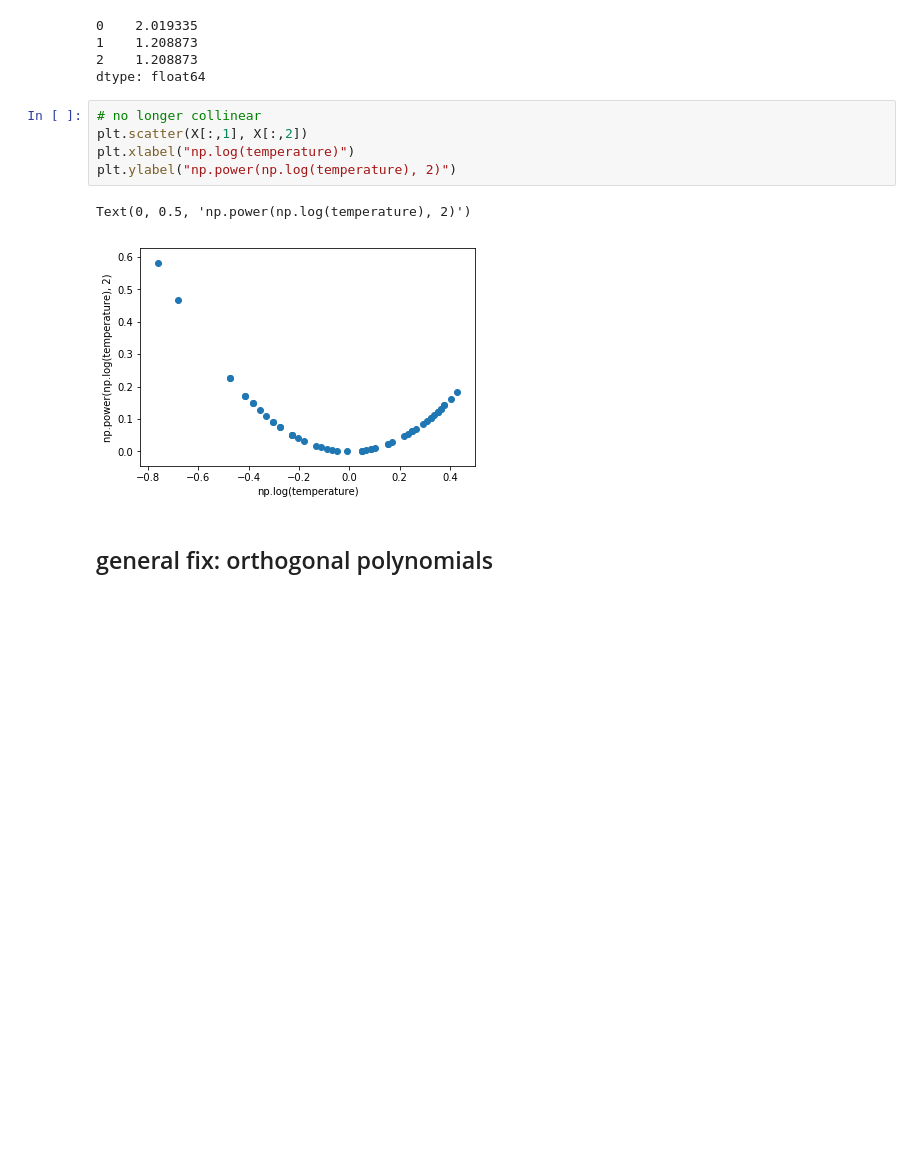
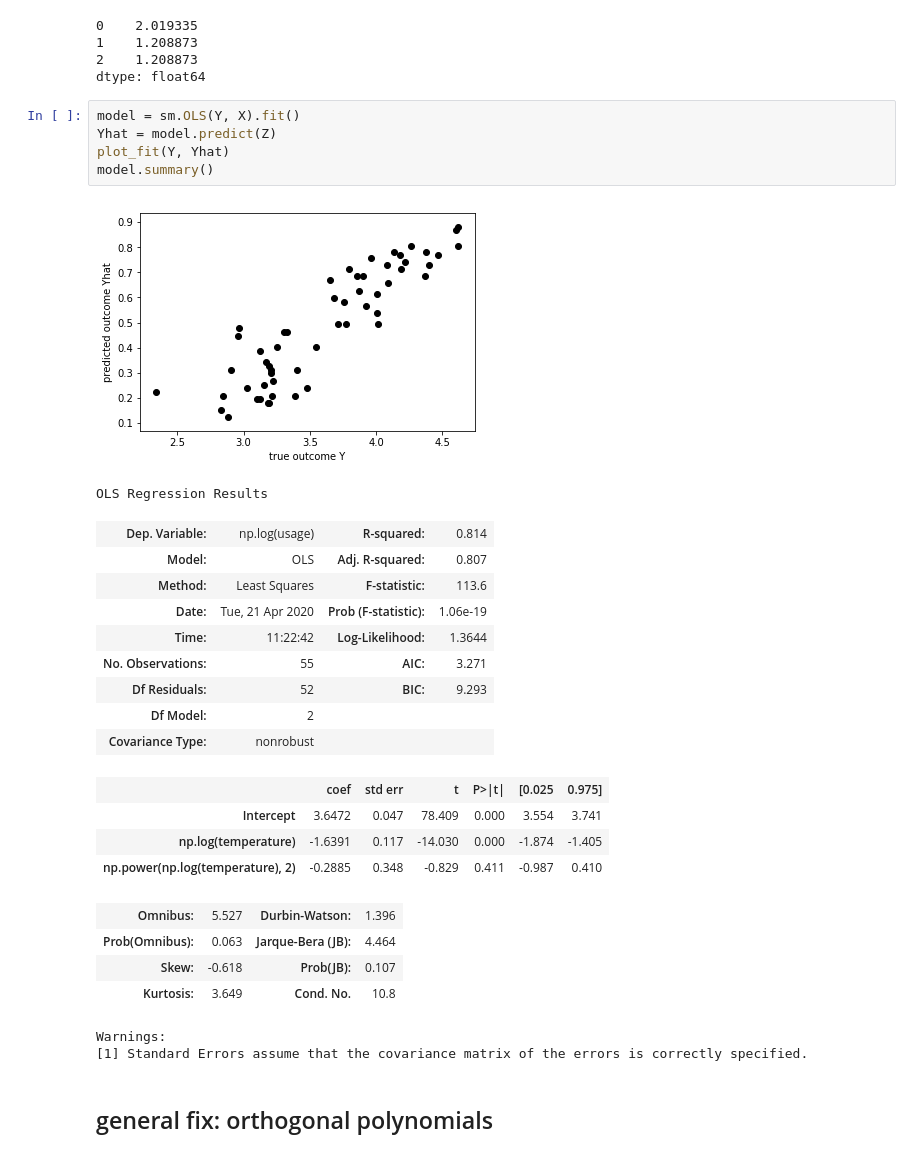
Before and after one commit to orie3120/orie3120-sp2020, a Jupyter notebook: demos/collinearity.ipynb, the cells around one changed output. Cells and saved outputs as stored; diff of their text form; blank space fills up the shorter version.

```diff
--- a/demos/collinearity.ipynb
+++ b/demos/collinearity.ipynb
@@ -145,14 +193,33 @@ pd.Series([variance_inflation_factor(X, i)
 1    1.208873
 2    1.208873
 dtype: float64
-# %%
-# no longer collinear
-plt.scatter(X[:,1], X[:,2])
-plt.xlabel("np.log(temperature)")
-plt.ylabel("np.power(np.log(temperature), 2)")
-# %% [output]
-Text(0, 0.5, 'np.power(np.log(temperature), 2)')
-[figure, removed]
+# %%
+model = sm.OLS(Y, X).fit()
+Yhat = model.predict(Z)
+plot_fit(Y, Yhat)
+model.summary()
+# %% [output]
+[figure, added]
+OLS Regression Results
+| Dep. Variable: | np.log(usage) | R-squared: | 0.814 |
+| Model: | OLS | Adj. R-squared: | 0.807 |
+| Method: | Least Squares | F-statistic: | 113.6 |
+| Date: | Tue, 21 Apr 2020 | Prob (F-statistic): | 1.06e-19 |
+| Time: | 11:22:42 | Log-Likelihood: | 1.3644 |
+| No. Observations: | 55 | AIC: | 3.271 |
+| Df Residuals: | 52 | BIC: | 9.293 |
+| Df Model: | 2 |  |  |
+| Covariance Type: | nonrobust |  |  |
+|  | coef | std err | t | P>|t| | [0.025 | 0.975] |
+| Intercept | 3.6472 | 0.047 | 78.409 | 0.000 | 3.554 | 3.741 |
+| np.log(temperature) | -1.6391 | 0.117 | -14.030 | 0.000 | -1.874 | -1.405 |
+| np.power(np.log(temperature), 2) | -0.2885 | 0.348 | -0.829 | 0.411 | -0.987 | 0.410 |
+| Omnibus: | 5.527 | Durbin-Watson: | 1.396 |
+| Prob(Omnibus): | 0.063 | Jarque-Bera (JB): | 4.464 |
+| Skew: | -0.618 | Prob(JB): | 0.107 |
+| Kurtosis: | 3.649 | Cond. No. | 10.8 |
+Warnings:
+[1] Standard Errors assume that the covariance matrix of the errors is correctly specified.
 # %% [markdown]
 ## general fix: orthogonal polynomials
 # %%
```
Also changed, not shown: parts of 14 cells of this notebook, 4 other files.
